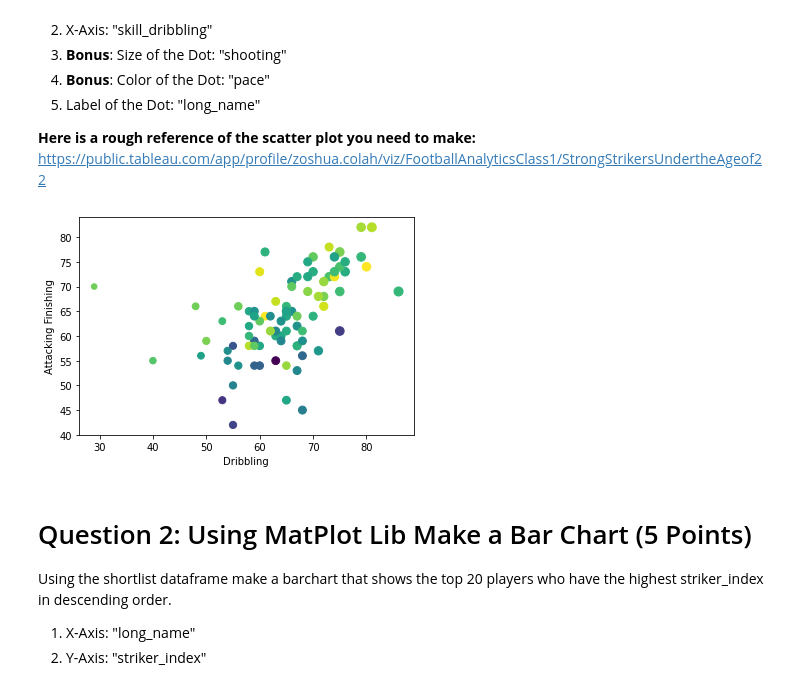
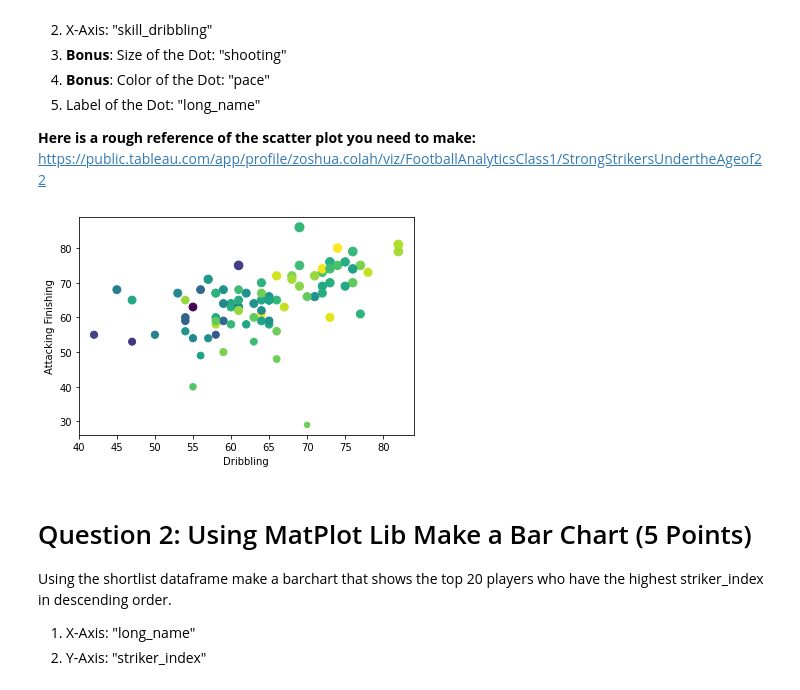
Before and after one commit to shahsiddh1/Viva, a Jupyter notebook: Viva/Viva Base File.ipynb, the cells around one changed output. Drawn from its saved outputs; the diff is of its cells as text; code cells hidden in the pictures.

```diff
--- a/Viva/Viva Base File.ipynb
+++ b/Viva/Viva Base File.ipynb
@@ -114,12 +114,12 @@ Using the shortlist dataframe make a Scatter Chart in which each dot/detail repr
 **Here is a rough reference of the scatter plot you need to make:**
 https://public.tableau.com/app/profile/zoshua.colah/viz/FootballAnalyticsClass1/StrongStrikersUndertheAgeof22
 # %%
-plt.scatter(data=short_list_df, x="attacking_finishing", y="skill_dribbling", s="shooting", c="pace")
+plt.scatter(data=short_list_df, x="skill_dribbling", y="attacking_finishing", s="shooting", c="pace")
 plt.xlabel("Dribbling")
 plt.ylabel("Attacking Finishing")
 plt.show()
 # %% [output]
-[figure, old version]
+[figure, new version]
 # %% [markdown]
 # Question 2: Using MatPlot Lib Make a Bar Chart (5 Points)
 Using the shortlist dataframe make a barchart that shows the top 20 players who have the highest striker_index in descending order.
```
